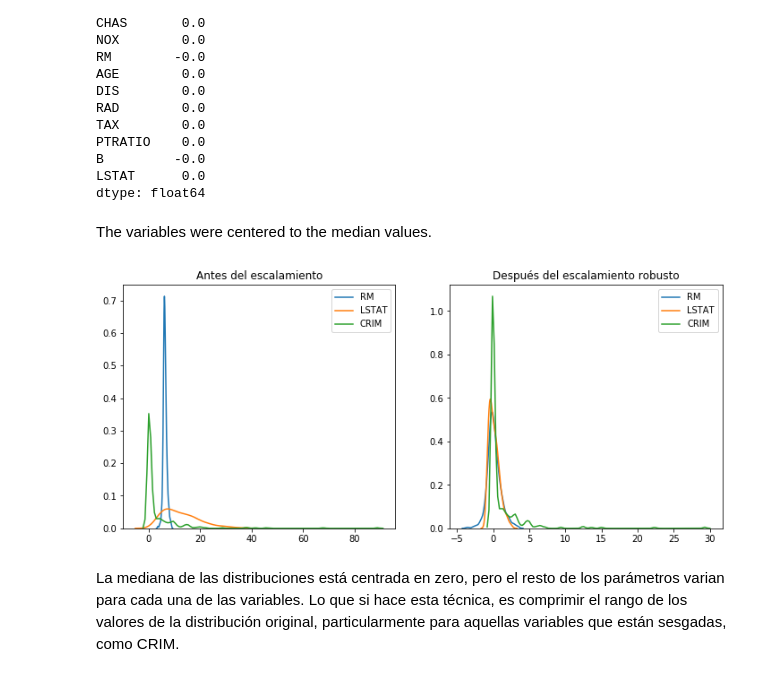
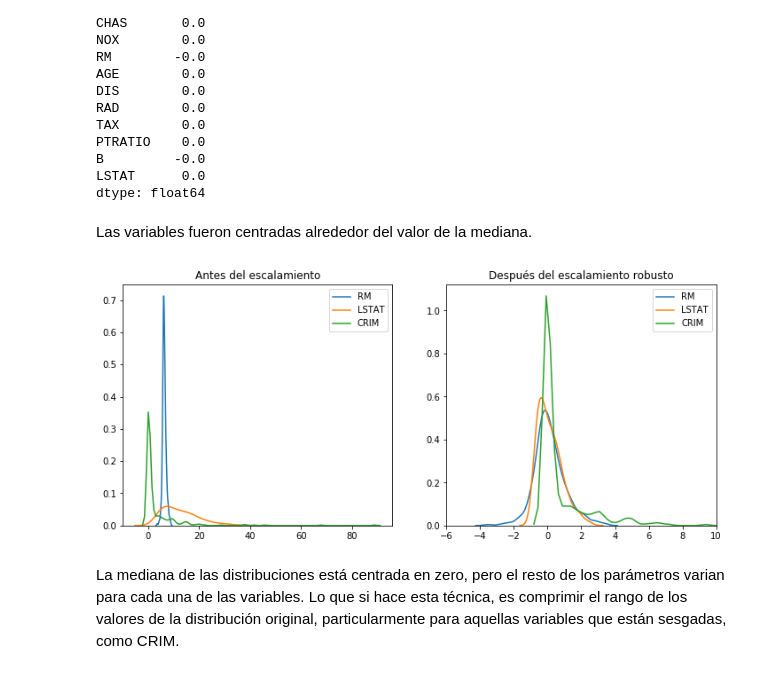
Before and after one commit to solegalli/ingenieria-de-variables, a Jupyter notebook: Section-10-Escalamiento-Variables/10.05-Escalamiento-robusto.ipynb, the cells around one changed output. Drawn from its saved outputs; the diff is of its cells as text; code cells hidden in the pictures.

```diff
--- a/Section-10-Escalamiento-Variables/10.05-Escalamiento-robusto.ipynb
+++ b/Section-10-Escalamiento-Variables/10.05-Escalamiento-robusto.ipynb
@@ -241,28 +241,29 @@ PTRATIO    0.0
 B         -0.0
 LSTAT      0.0
 dtype: float64
-# %% [markdown]
-The variables were centered to the median values.
+# %% [markdown]
+Las variables fueron centradas alrededor del valor de la mediana.
 # %%
 # comparemos la distribución de las variables
 # antes y después del escalamiento
 
 fig, (ax1, ax2) = plt.subplots(ncols=2, figsize=(12, 5))
 
 # antes de la normalización
 ax1.set_title('Antes del escalamiento')
 sns.kdeplot(X_train['RM'], ax=ax1)
 sns.kdeplot(X_train['LSTAT'], ax=ax1)
 sns.kdeplot(X_train['CRIM'], ax=ax1)
 
 # después de la normalización
 ax2.set_title('Después del escalamiento robusto')
 sns.kdeplot(X_train_scaled['RM'], ax=ax2)
 sns.kdeplot(X_train_scaled['LSTAT'], ax=ax2)
 sns.kdeplot(X_train_scaled['CRIM'], ax=ax2)
+plt.xlim(-6,10)
 plt.show()
 # %% [output]
-[figure, old version]
+[figure, new version]
 # %% [markdown]
 La mediana de las distribuciones está centrada en zero, pero el resto de los parámetros varian para cada una de las variables. Lo que si hace esta técnica, es comprimir el rango de los valores de la distribución original, particularmente para aquellas variables que están sesgadas, como CRIM.
 # %%
```
Also changed, not shown: parts of 1 cell of this notebook, 4 other files.
